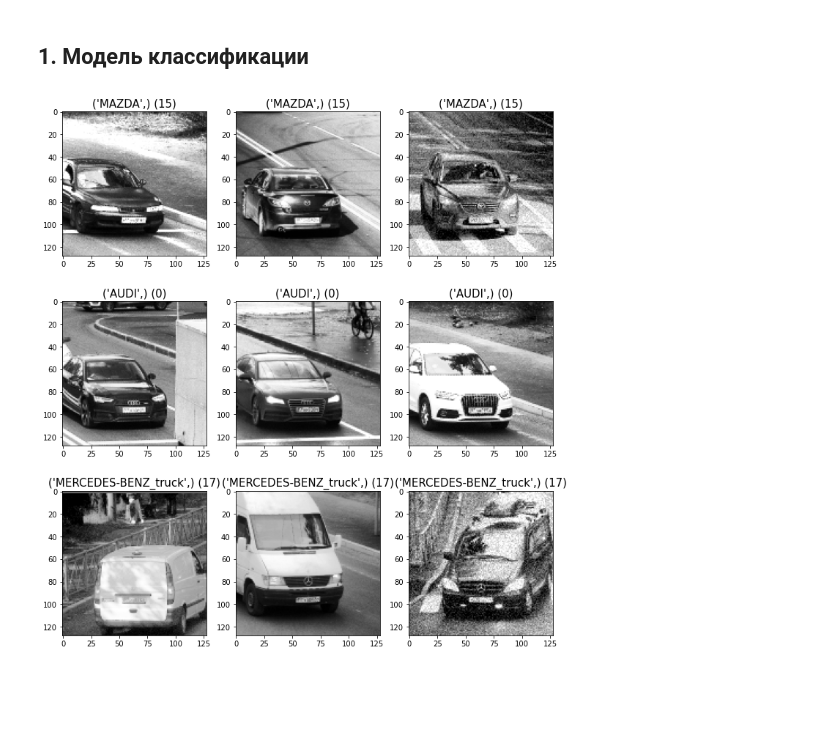
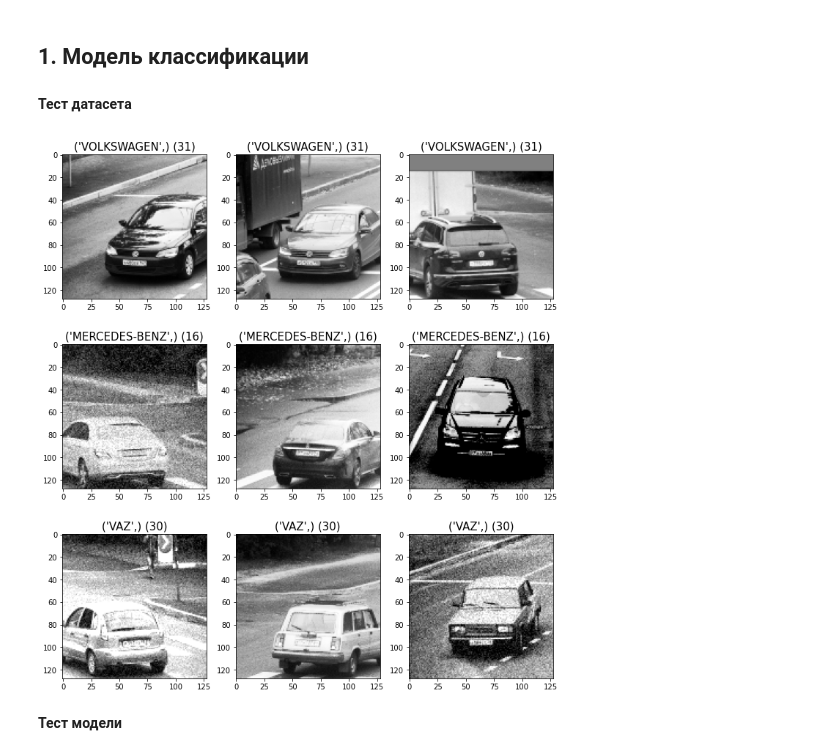
Before and after one commit to vederko-p/Junior-ML-Contest, a Jupyter notebook: 2. Triplet Loss Model.ipynb, the cells around one changed output. Cells and saved outputs as stored; diff of their text form; code cells hidden in the pictures; blank space fills up the shorter version.

Commit message:
visual model test

```diff
--- a/2. Triplet Loss Model.ipynb
+++ b/2. Triplet Loss Model.ipynb
@@ -19,13 +24,17 @@ def models_indx_f(x):
     return (x[0], x[1])
 # %% [markdown]
 ## 1. Модель классификации
+# %% [markdown]
+**Тест датасета**
 # %%
 classif_ds_train = class_ds.TLClassifyDataset(
     train_ds_path, marks_indx_f, crop=False,
     transform=def_augs.clTL_train_augs_128
 )
 # %%
-test_cl_ds.classify_ds_test(classif_ds_train, n=3,
+test_cl_ds.classify_ds_test(classif_ds_train, n_rows=3,
                             lines_span=1.5, figsize_sq=3)
 # %% [output]
-[figure, old version]
+[figure, new version]
+# %% [markdown]
+**Тест модели**
```
Also changed, not shown: parts of 6 cells of this notebook.
